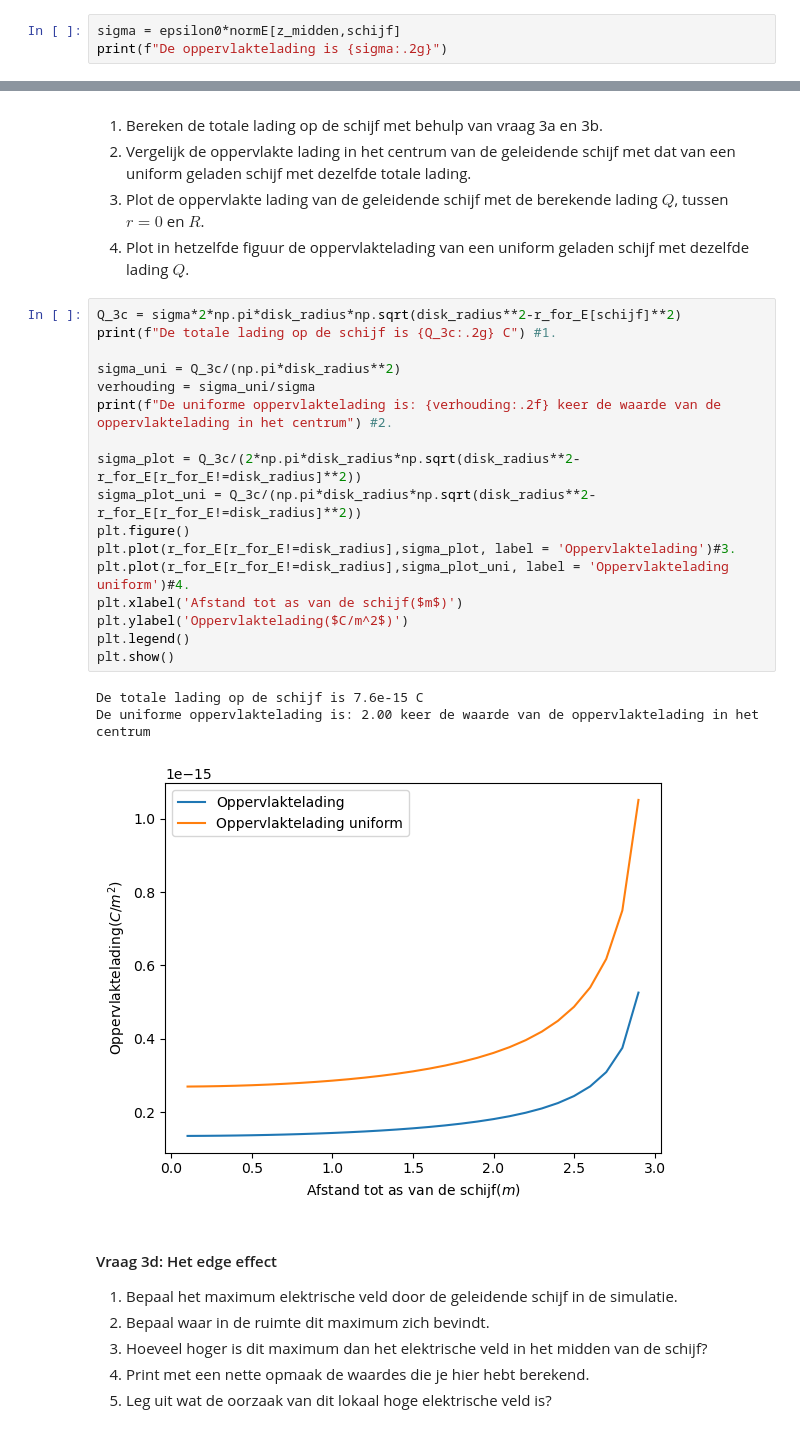
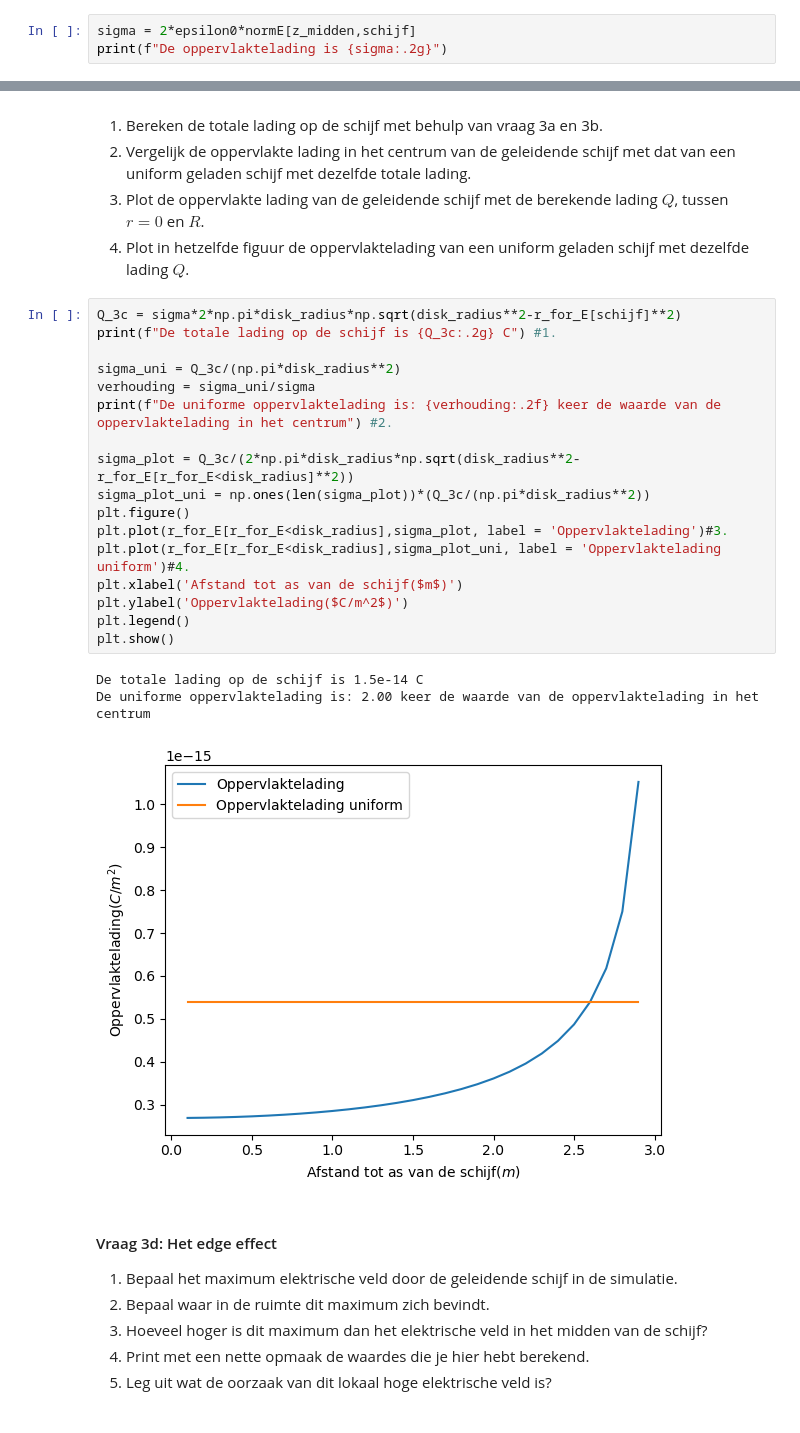
Before and after one commit to Fynn-Vrolijk123/DEF-D-Fynn-Vrolijk, a Jupyter notebook: DigitaleOntwerpopdrachten/1CondensatorOpdracht/CondensatorOntwerpopdracht.ipynb, the cells around one changed output, grey strips where cells are left out. Drawn from its saved outputs; the diff is of its cells as text.

```diff
--- a/DigitaleOntwerpopdrachten/1CondensatorOpdracht/CondensatorOntwerpopdracht.ipynb
+++ b/DigitaleOntwerpopdrachten/1CondensatorOpdracht/CondensatorOntwerpopdracht.ipynb
@@ -378,4 +378,4 @@ sigma = epsilon0*(E_above-E_below)
 # %%
-sigma = epsilon0*normE[z_midden,schijf]
+sigma = 2*epsilon0*normE[z_midden,schijf]
 print(f"De oppervlaktelading is {sigma:.2g}")
 # %% [output]
@@ -393,24 +393,24 @@ $$\sigma(r) = \frac{Q}{2 \pi R \sqrt{R^2 - r^2}}$$
 # %%
 Q_3c = sigma*2*np.pi*disk_radius*np.sqrt(disk_radius**2-r_for_E[schijf]**2)
 print(f"De totale lading op de schijf is {Q_3c:.2g} C") #1.
 
 sigma_uni = Q_3c/(np.pi*disk_radius**2)
 verhouding = sigma_uni/sigma
 print(f"De uniforme oppervlaktelading is: {verhouding:.2f} keer de waarde van de oppervlaktelading in het centrum") #2.
 
-sigma_plot = Q_3c/(2*np.pi*disk_radius*np.sqrt(disk_radius**2-r_for_E[r_for_E!=disk_radius]**2))
-sigma_plot_uni = Q_3c/(np.pi*disk_radius*np.sqrt(disk_radius**2-r_for_E[r_for_E!=disk_radius]**2))
+sigma_plot = Q_3c/(2*np.pi*disk_radius*np.sqrt(disk_radius**2-r_for_E[r_for_E<disk_radius]**2))
+sigma_plot_uni = np.ones(len(sigma_plot))*(Q_3c/(np.pi*disk_radius**2))
 plt.figure()
-plt.plot(r_for_E[r_for_E!=disk_radius],sigma_plot, label = 'Oppervlaktelading')#3.
-plt.plot(r_for_E[r_for_E!=disk_radius],sigma_plot_uni, label = 'Oppervlaktelading uniform')#4.
+plt.plot(r_for_E[r_for_E<disk_radius],sigma_plot, label = 'Oppervlaktelading')#3.
+plt.plot(r_for_E[r_for_E<disk_radius],sigma_plot_uni, label = 'Oppervlaktelading uniform')#4.
 plt.xlabel('Afstand tot as van de schijf($m$)')
 plt.ylabel('Oppervlaktelading($C/m^2$)')
 plt.legend()
 plt.show()
 # %% [output]
-De totale lading op de schijf is 7.6e-15 C
+De totale lading op de schijf is 1.5e-14 C
 De uniforme oppervlaktelading is: 2.00 keer de waarde van de oppervlaktelading in het centrum
-[figure, old version]
+[figure, new version]
 # %% [markdown]
 #### Vraag 3d: Het edge effect
 
```
Also changed, not shown: parts of 6 cells of this notebook.
